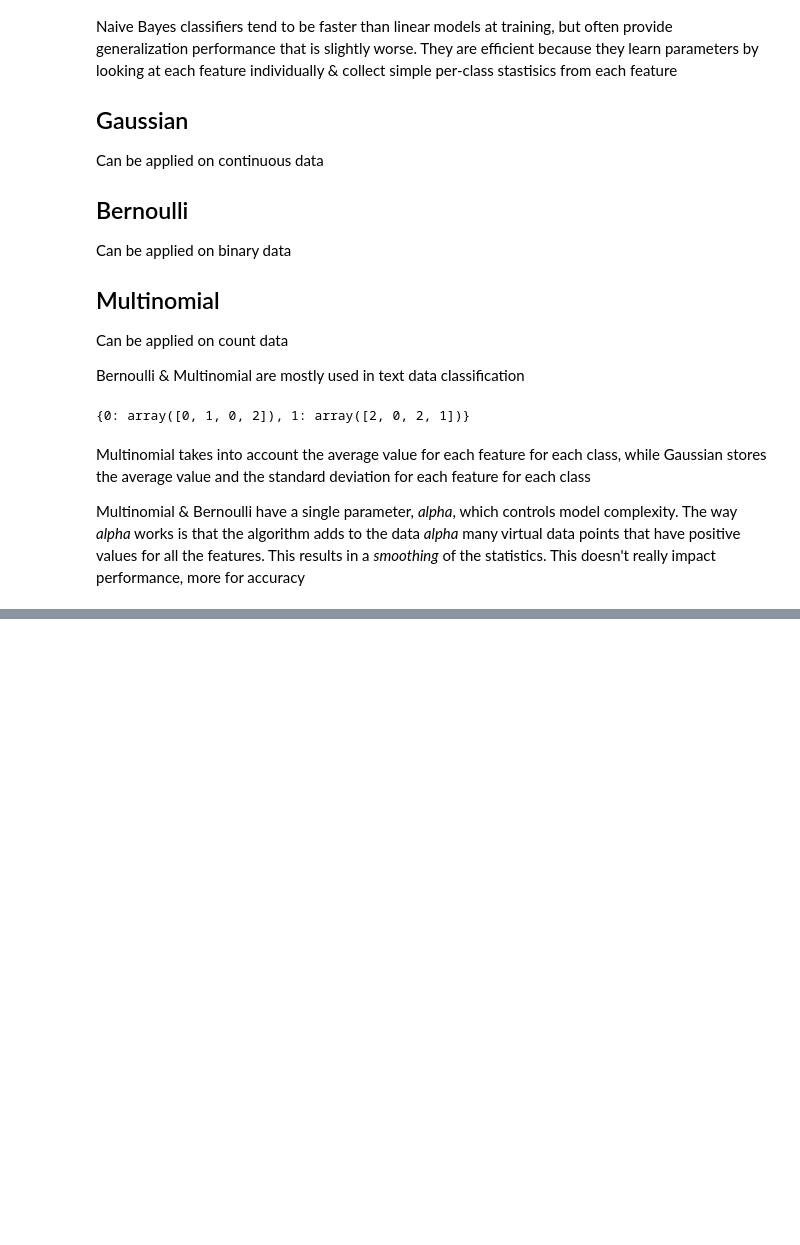
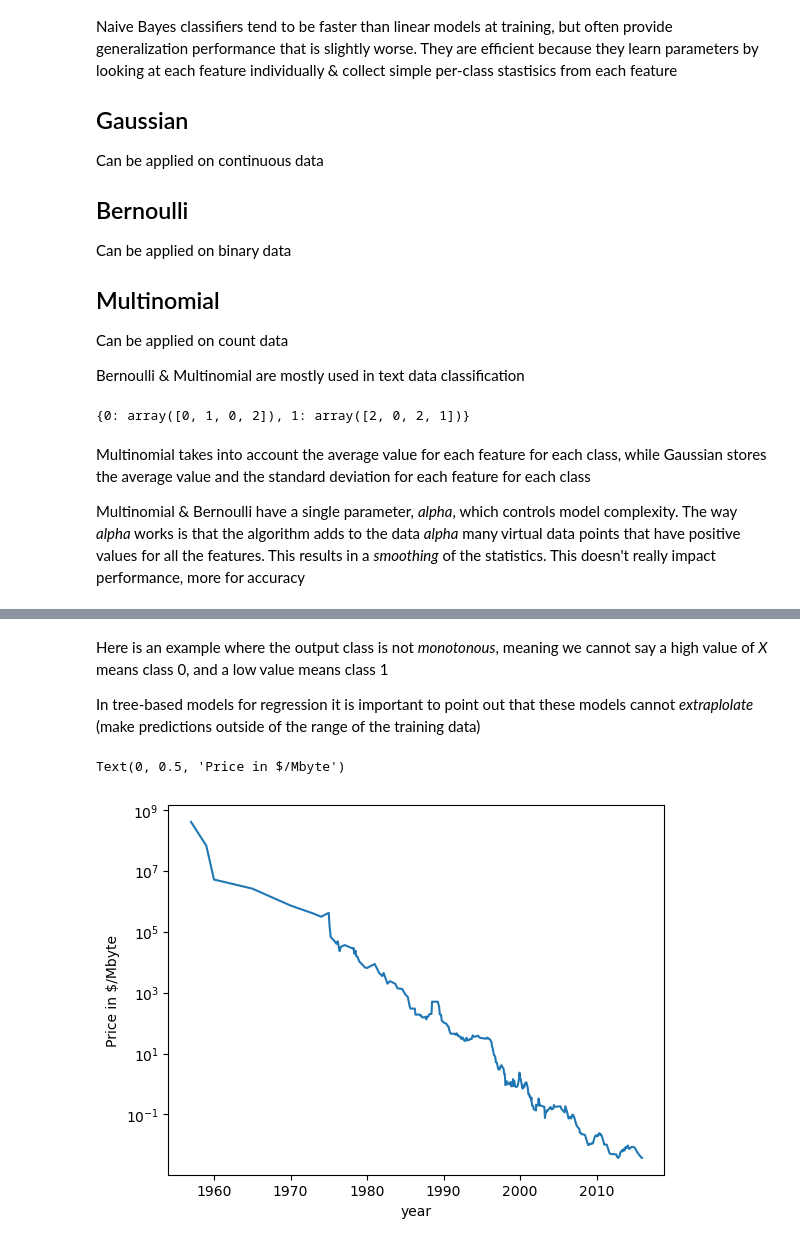
Before and after one commit to Giov12/intro.to.ml, a Jupyter notebook: chapter2.ipynb, the cells around one changed output, grey strips where cells are left out. Drawn from its saved outputs; the diff is of its cells as text; code cells hidden in the pictures; blank space fills up the shorter version.

```diff
--- a/chapter2.ipynb
+++ b/chapter2.ipynb
@@ -532,0 +595,13 @@ Building decision trees can easily lead to overfitting your data. You can prune
+# %% [markdown]
+Here is an example where the output class is not *monotonous*, meaning we cannot say a high value of *X* means class 0, and a low value means class 1
+
+In tree-based models for regression it is important to point out that these models cannot *extraplolate* (make predictions outside of the range of the training data)
+# %%
+import pandas as pd
+ram_prices = pd.read_csv("../introduction_to_ml_with_python/data/ram_price.csv")
+plt.semilogy(ram_prices.date, ram_prices.price) # create a plot with a log-scale y-axis and a linear scale-scale x-axis
+plt.xlabel("year")
+plt.ylabel("Price in $/Mbyte")
+# %% [output]
+Text(0, 0.5, 'Price in $/Mbyte')
+[figure, added]
```
Also changed, not shown: parts of 31 cells of this notebook, 1 other file.
